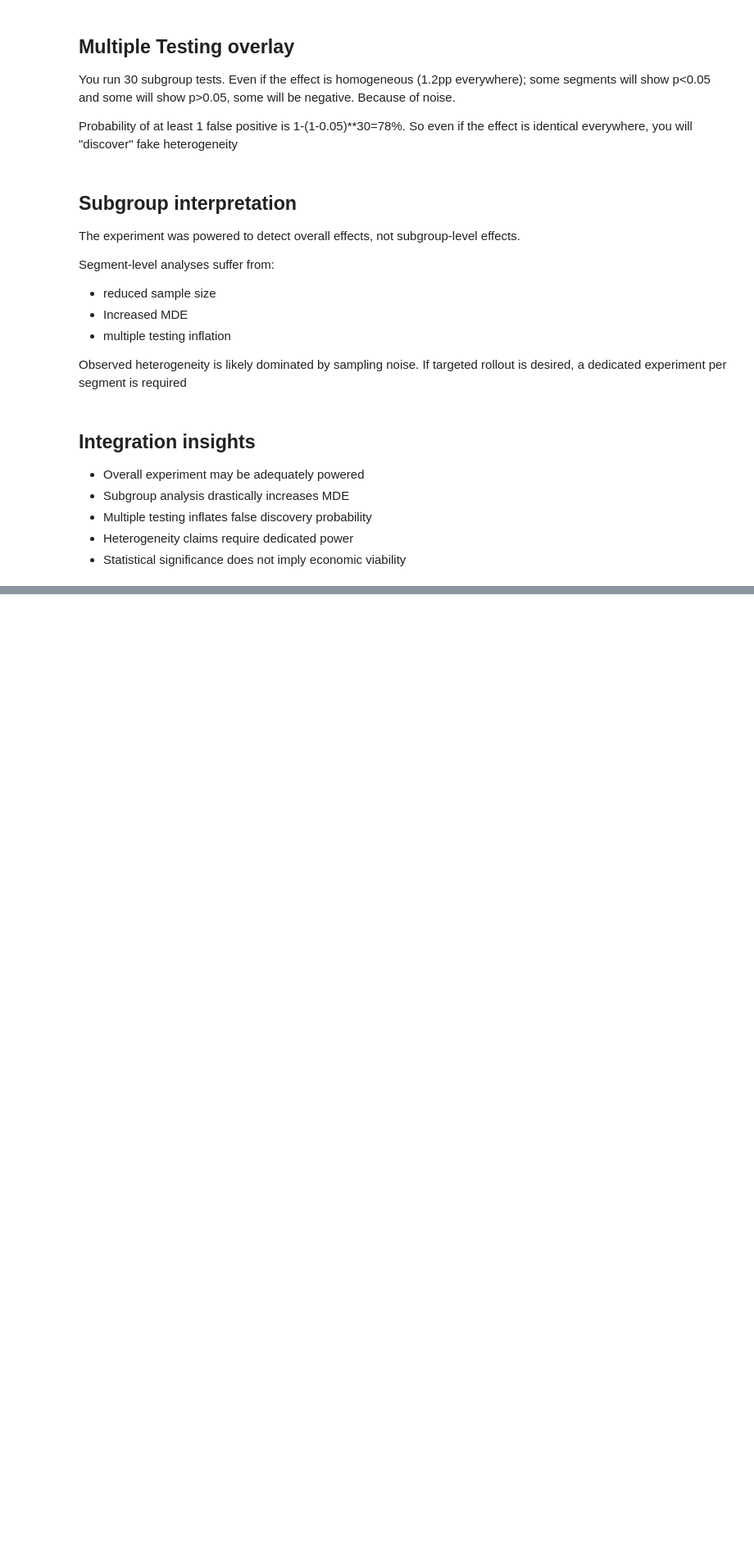
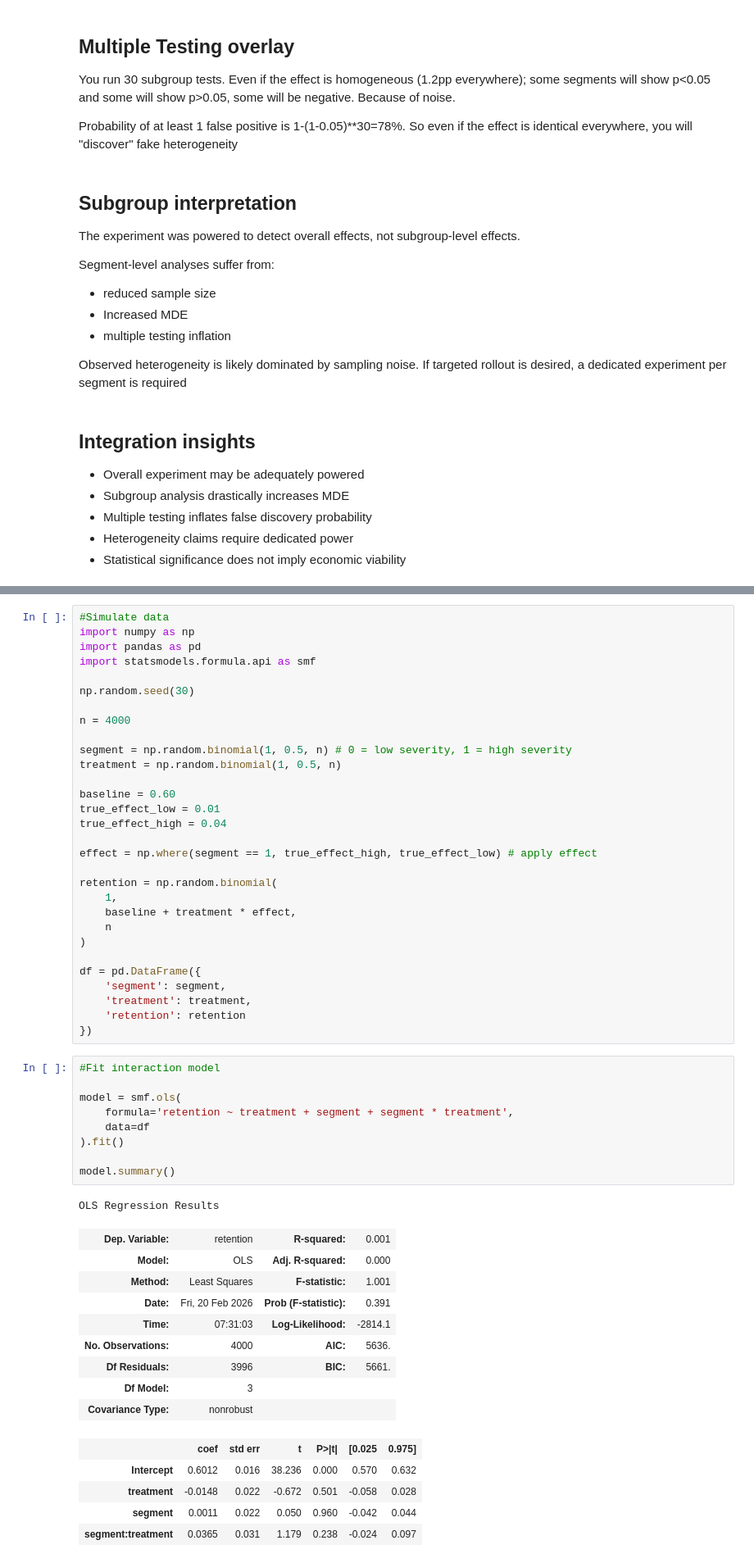
Before and after one commit to julie-dfx/causal-decision-analytics, a Jupyter notebook: 00_reboot_08_power_and_multiple_testings.ipynb, the cells around one changed output, grey strips where cells are left out. Shown at 82% size. Cells and saved outputs as stored; diff of their text form; blank space fills up the shorter version.

```diff
--- a/00_reboot_08_power_and_multiple_testings.ipynb
+++ b/00_reboot_08_power_and_multiple_testings.ipynb
@@ -429,0 +444,55 @@ If targeted rollout is desired, a dedicated experiment per segment is required
+# %%
+#Simulate data
+import numpy as np
+import pandas as pd
+import statsmodels.formula.api as smf
+
+np.random.seed(30)
+
+n = 4000
+
+segment = np.random.binomial(1, 0.5, n) # 0 = low severity, 1 = high severity
+treatment = np.random.binomial(1, 0.5, n)
+
+baseline = 0.60
+true_effect_low = 0.01
+true_effect_high = 0.04
+
+effect = np.where(segment == 1, true_effect_high, true_effect_low) # apply effect
+
+retention = np.random.binomial(
+    1,
+    baseline + treatment * effect,
+    n
+)
+
+df = pd.DataFrame({
+    'segment': segment,
+    'treatment': treatment,
+    'retention': retention
+})
+# %%
+#Fit interaction model
+
+model = smf.ols(
+    formula='retention ~ treatment + segment + segment * treatment',
+    data=df
+).fit()
+
+model.summary()
+# %% [output]
+OLS Regression Results
+| Dep. Variable: | retention | R-squared: | 0.001 |
+| Model: | OLS | Adj. R-squared: | 0.000 |
+| Method: | Least Squares | F-statistic: | 1.001 |
+| Date: | Fri, 20 Feb 2026 | Prob (F-statistic): | 0.391 |
+| Time: | 07:31:03 | Log-Likelihood: | -2814.1 |
+| No. Observations: | 4000 | AIC: | 5636. |
+| Df Residuals: | 3996 | BIC: | 5661. |
+| Df Model: | 3 |  |  |
+| Covariance Type: | nonrobust |  |  |
+|  | coef | std err | t | P>|t| | [0.025 | 0.975] |
+| Intercept | 0.6012 | 0.016 | 38.236 | 0.000 | 0.570 | 0.632 |
+| treatment | -0.0148 | 0.022 | -0.672 | 0.501 | -0.058 | 0.028 |
+| segment | 0.0011 | 0.022 | 0.050 | 0.960 | -0.042 | 0.044 |
+| segment:treatment | 0.0365 | 0.031 | 1.179 | 0.238 | -0.024 | 0.097 |
```
Also changed, not shown: parts of 7 cells of this notebook.
